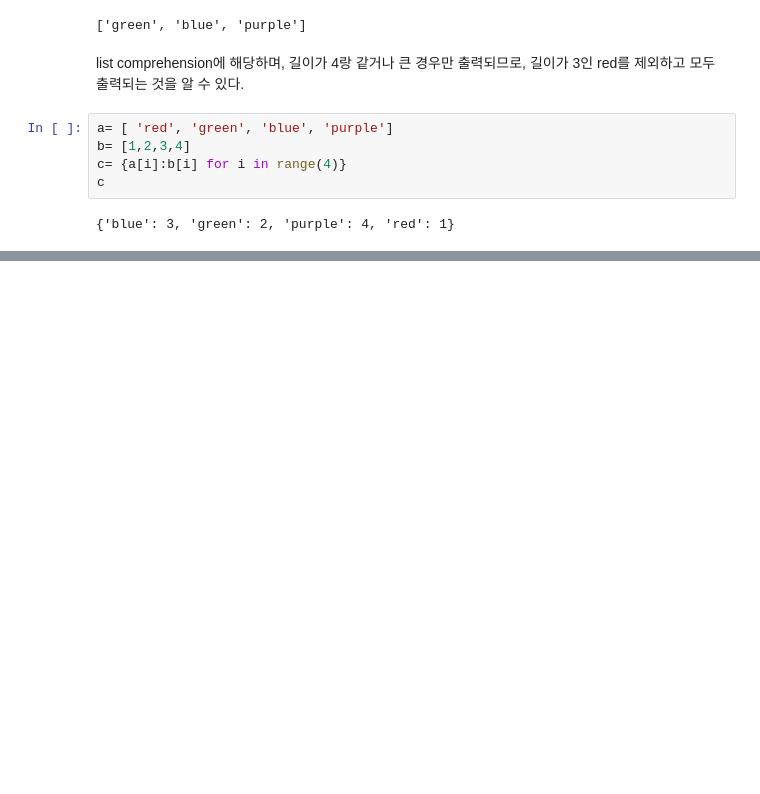
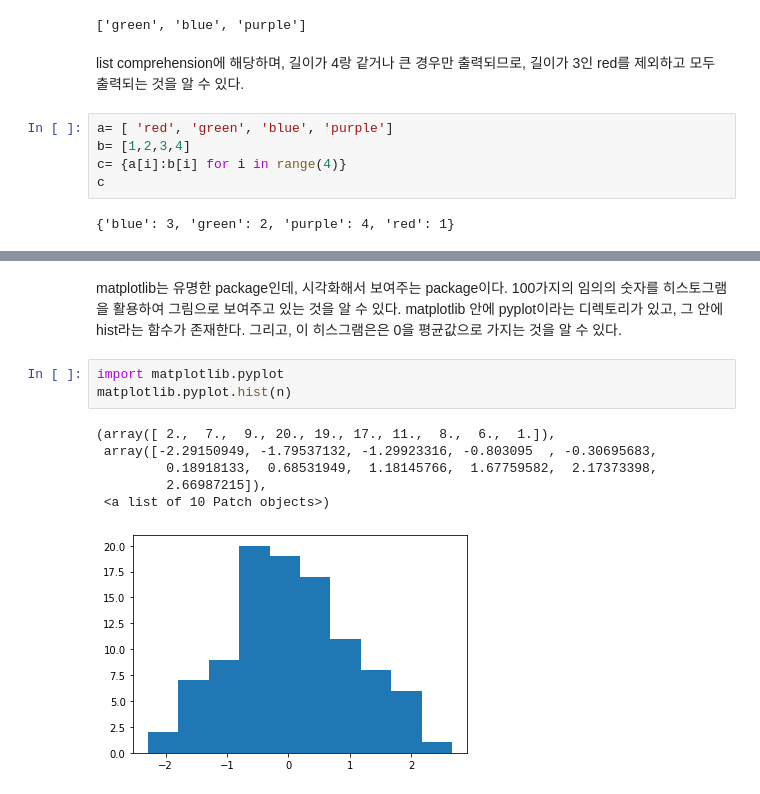
Before and after one commit to ShinSoonJong/Class2022Spring, a Jupyter notebook: 20220316.ipynb, the cells around one changed output, grey strips where cells are left out. Drawn from its saved outputs; the diff is of its cells as text; blank space fills up the shorter version.

```diff
--- a/20220316.ipynb
+++ b/20220316.ipynb
@@ -294,0 +328,12 @@ dict comprehension에 해당하며, range 4는 [0,1,2,3] 인 것을 알 수 있
+# %% [markdown]
+matplotlib는 유명한 package인데, 시각화해서 보여주는 package이다. 100가지의 임의의 숫자를 히스토그램을 활용하여 그림으로 보여주고 있는 것을 알 수 있다. matplotlib 안에 pyplot이라는 디렉토리가 있고, 그 안에 hist라는 함수가 존재한다. 그리고, 이 히스그램은은 0을 평균값으로 가지는 것을 알 수 있다.
+# %%
+import matplotlib.pyplot
+matplotlib.pyplot.hist(n)
+# %% [output]
+(array([ 2.,  7.,  9., 20., 19., 17., 11.,  8.,  6.,  1.]),
+ array([-2.29150949, -1.79537132, -1.29923316, -0.803095  , -0.30695683,
+         0.18918133,  0.68531949,  1.18145766,  1.67759582,  2.17373398,
+         2.66987215]),
+ <a list of 10 Patch objects>)
+[figure, added]
```
Also changed, not shown: parts of 44 cells of this notebook.
